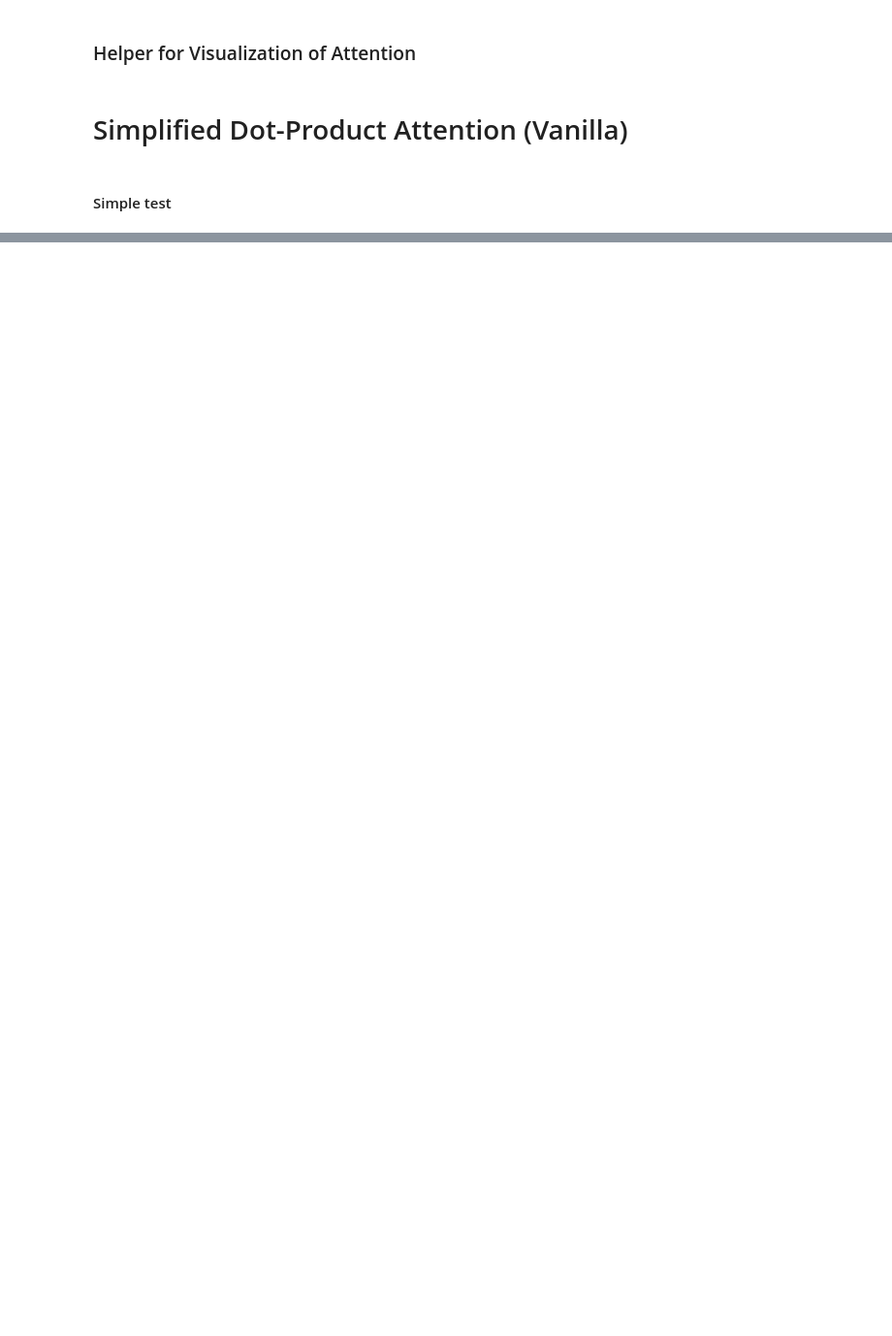
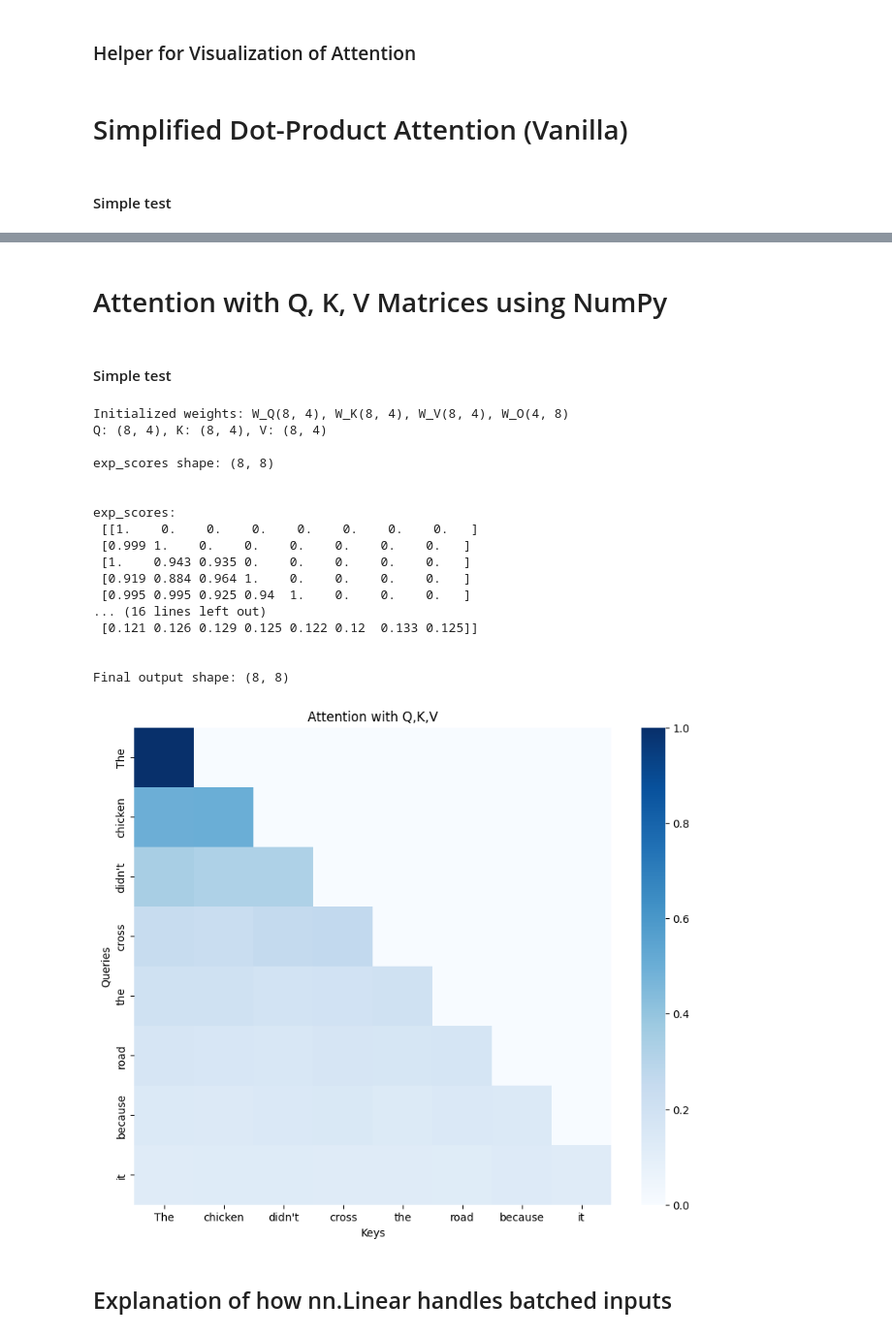
Before and after one commit to bltzr75/Practices_with_Speech_and_Language_Processing_Jurafsky_and_Martin, a Jupyter notebook: 9/Chapter_9.ipynb, the cells around one changed output, grey strips where cells are left out. Shown at 97% size. Cells and saved outputs as stored; diff of their text form; code cells hidden in the pictures; blank space fills up the shorter version.

Commit message:
Added different implementations of Attention Heads and Multi-Head Attention.

```diff
--- a/9/Chapter_9.ipynb
+++ b/9/Chapter_9.ipynb
@@ -158,0 +161,2 @@ Output shape: (8, 4)
+# %% [markdown]
+# Attention with Q, K, V Matrices using NumPy
@@ -158,0 +228,32 @@ Output shape: (8, 4)
+# %% [markdown]
+#### Simple test
+# %%
+d_model, d_k, d_v = 8,4,4
+attention = AttentionNumpy(d_model, d_k, d_v)
+
+X = np.random.randn(len(tokens), d_model)
+output, weights = attention.forward(X)
+
+print(f"\nFinal output shape: {output.shape}")
+visualize_attention(weights, tokens, "Attention with Q,K,V")
+# %% [output]
+Initialized weights: W_Q(8, 4), W_K(8, 4), W_V(8, 4), W_O(4, 8)
+Q: (8, 4), K: (8, 4), V: (8, 4)
+
+exp_scores shape: (8, 8)
+
+
+exp_scores:
+ [[1.    0.    0.    0.    0.    0.    0.    0.   ]
+ [0.999 1.    0.    0.    0.    0.    0.    0.   ]
+ [1.    0.943 0.935 0.    0.    0.    0.    0.   ]
+ [0.919 0.884 0.964 1.    0.    0.    0.    0.   ]
+ [0.995 0.995 0.925 0.94  1.    0.    0.    0.   ]
+... (16 lines left out)
+ [0.121 0.126 0.129 0.125 0.122 0.12  0.133 0.125]]
+
+
+Final output shape: (8, 8)
+[figure, added]
+# %% [markdown]
+## Explanation of how nn.Linear handles batched inputs
```
Also changed, not shown: parts of 17 cells of this notebook, 2 other files.
